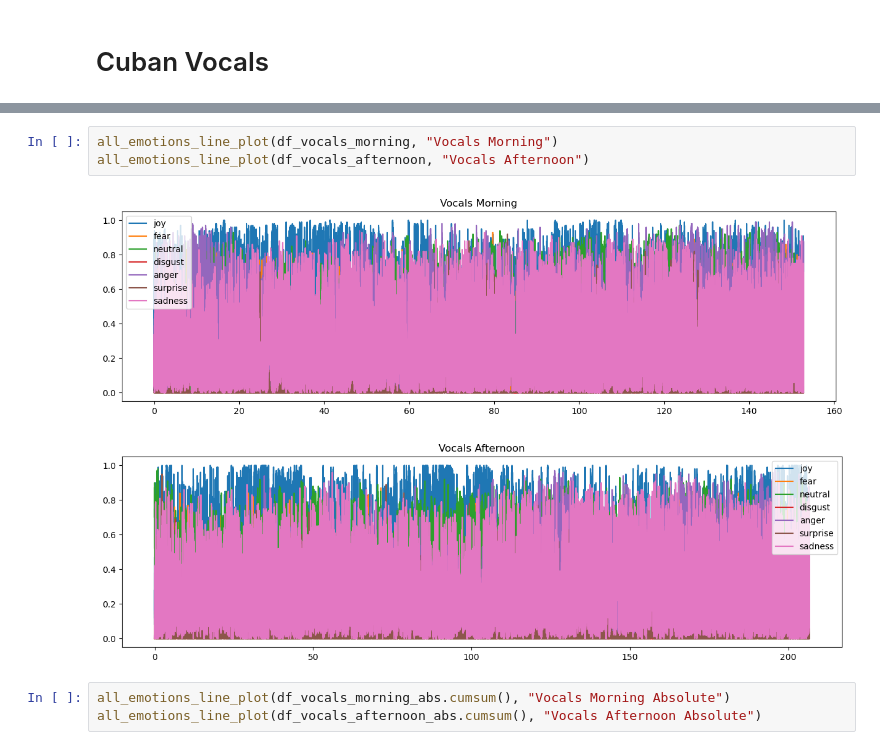
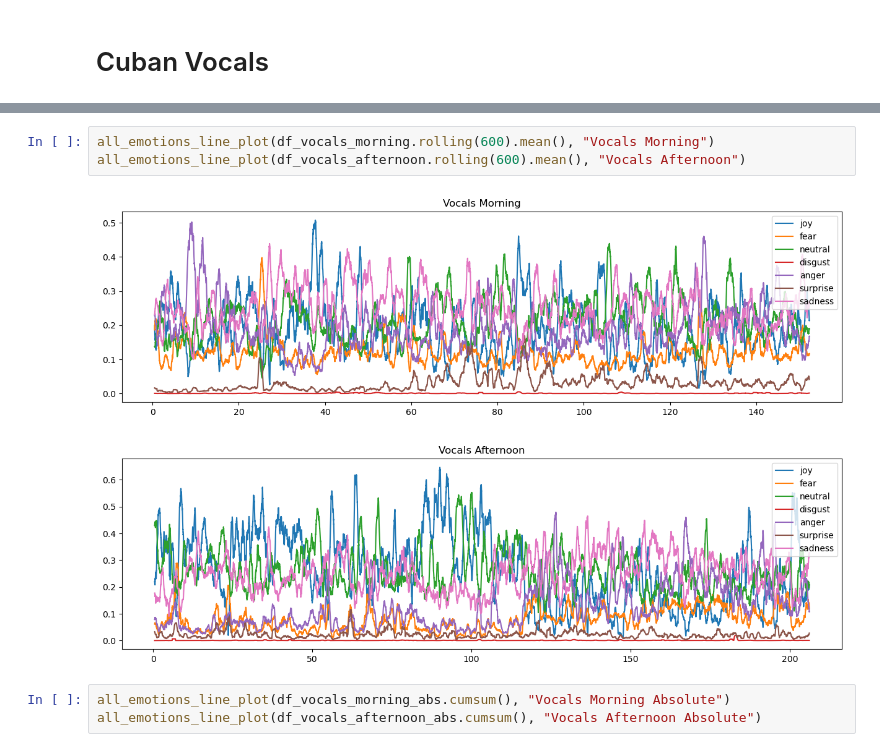
Before and after one commit to RavenRudi/coin_jazz, a Jupyter notebook: notebooks/FER_plots.ipynb, the cells around one changed output, grey strips where cells are left out. Cells and saved outputs as stored; diff of their text form.

```diff
--- a/notebooks/FER_plots.ipynb
+++ b/notebooks/FER_plots.ipynb
@@ -113,9 +138,9 @@ pie_plot_total_emotions(df_vocals_morning_abs, df_vocals_afternoon_abs, "Cuban V
 # %%
-all_emotions_line_plot(df_vocals_morning, "Vocals Morning")
-all_emotions_line_plot(df_vocals_afternoon, "Vocals Afternoon")
+all_emotions_line_plot(df_vocals_morning.rolling(600).mean(), "Vocals Morning")
+all_emotions_line_plot(df_vocals_afternoon.rolling(600).mean(), "Vocals Afternoon")
 # %% [output]
-[figure, old version]
+[figure, new version]
-[figure, old version]
+[figure, new version]
 # %%
 all_emotions_line_plot(df_vocals_morning_abs.cumsum(), "Vocals Morning Absolute")
 all_emotions_line_plot(df_vocals_afternoon_abs.cumsum(), "Vocals Afternoon Absolute")
```
Also changed, not shown: parts of 6 cells of this notebook.
